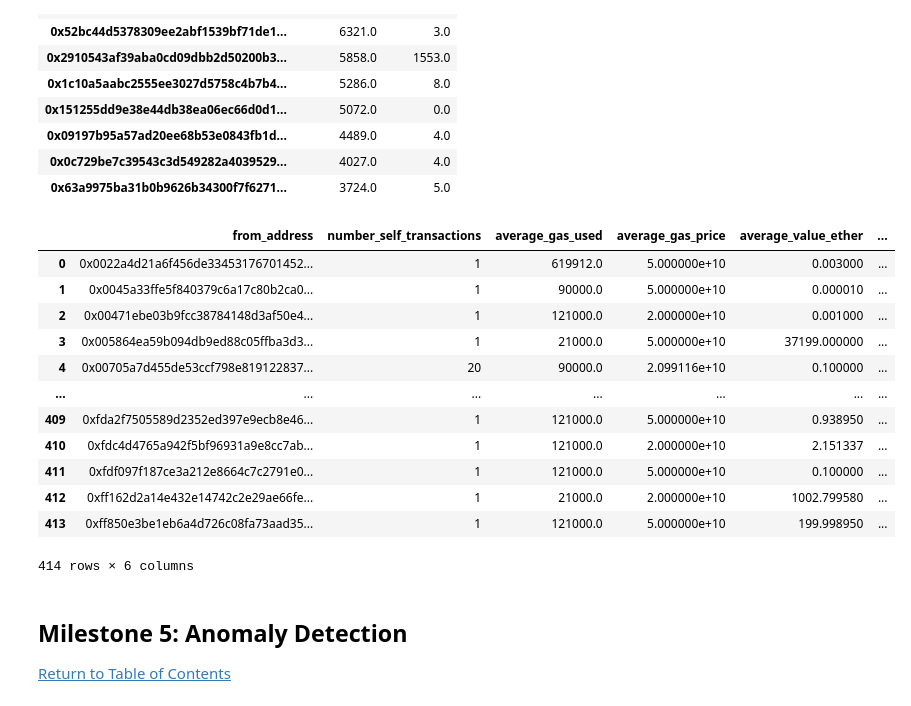
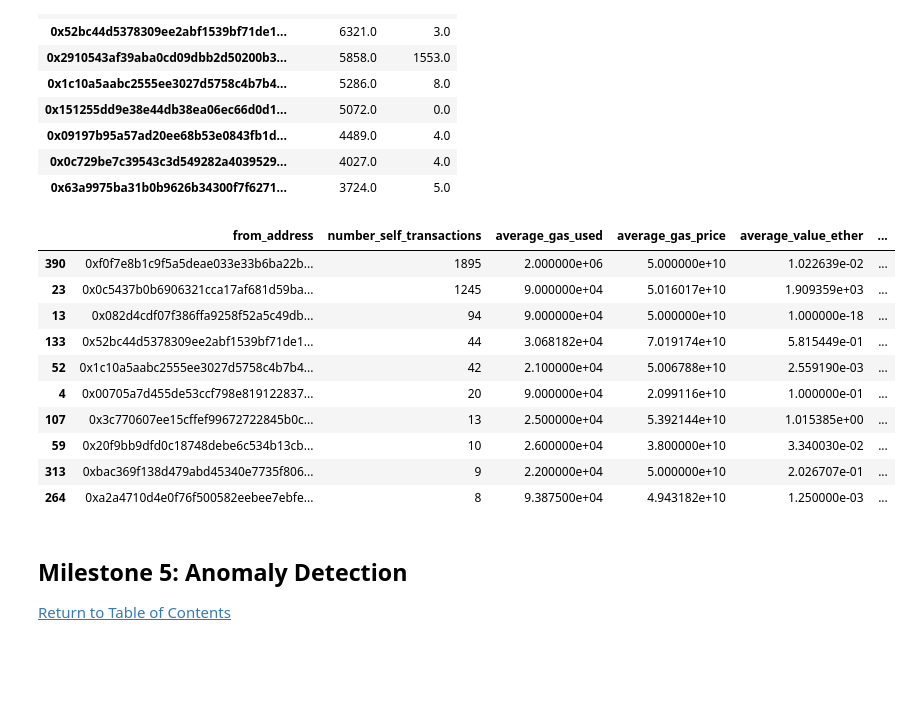
Before and after one commit to DataBuffs/detecting-ethereum-fraud, a Jupyter notebook: main.ipynb, the cells around one changed output. Cells and saved outputs as stored; diff of their text form; code cells hidden in the pictures; blank space fills up the shorter version.

```diff
--- a/main.ipynb
+++ b/main.ipynb
@@ -671,36 +718,35 @@ top10receivers
 # %%
 # self_transactions
 
 # TODO: loop back around to transaction_type that we dropped earlier. in other dataset windows, we may
 # be able to get a value other than 0 which may be useful here.
 
 self_transactions = df[df['from_address'] == df['to_address']]
 
 # Create the DataFrame with the required aggregations
 wallet_summary = self_transactions.groupby('from_address').agg(
     number_self_transactions=('from_address', 'size'),
     average_gas_used=('gas', 'mean'),
     average_gas_price=('gas_price', 'mean'),
     average_value_ether=('value_ether', 'mean'),
     first_nonce=('nonce', 'first')
 ).reset_index()
 
 # Display the resulting DataFrame
-wallet_summary
+wallet_summary.sort_values('number_self_transactions', ascending=False, inplace=True)
+wallet_summary.head(10)
 # %% [output]
 |  | from_address | number_self_transactions | average_gas_used | average_gas_price | average_value_ether | ... |
-| 0 | 0x0022a4d21a6f456de33453176701452... | 1 | 619912.0 | 5.000000e+10 | 0.003000 | ... |
-| 1 | 0x0045a33ffe5f840379c6a17c80b2ca0... | 1 | 90000.0 | 5.000000e+10 | 0.000010 | ... |
-| 2 | 0x00471ebe03b9fcc38784148d3af50e4... | 1 | 121000.0 | 2.000000e+10 | 0.001000 | ... |
-| 3 | 0x005864ea59b094db9ed88c05ffba3d3... | 1 | 21000.0 | 5.000000e+10 | 37199.000000 | ... |
-| 4 | 0x00705a7d455de53ccf798e819122837... | 20 | 90000.0 | 2.099116e+10 | 0.100000 | ... |
-| ... | ... | ... | ... | ... | ... | ... |
-| 409 | 0xfda2f7505589d2352ed397e9ecb8e46... | 1 | 121000.0 | 5.000000e+10 | 0.938950 | ... |
-| 410 | 0xfdc4d4765a942f5bf96931a9e8cc7ab... | 1 | 121000.0 | 2.000000e+10 | 2.151337 | ... |
-| 411 | 0xfdf097f187ce3a212e8664c7c2791e0... | 1 | 121000.0 | 5.000000e+10 | 0.100000 | ... |
-| 412 | 0xff162d2a14e432e14742c2e29ae66fe... | 1 | 21000.0 | 2.000000e+10 | 1002.799580 | ... |
-| 413 | 0xff850e3be1eb6a4d726c08fa73aad35... | 1 | 121000.0 | 5.000000e+10 | 199.998950 | ... |
+| 390 | 0xf0f7e8b1c9f5a5deae033e33b6ba22b... | 1895 | 2.000000e+06 | 5.000000e+10 | 1.022639e-02 | ... |
+| 23 | 0x0c5437b0b6906321cca17af681d59ba... | 1245 | 9.000000e+04 | 5.016017e+10 | 1.909359e+03 | ... |
+| 13 | 0x082d4cdf07f386ffa9258f52a5c49db... | 94 | 9.000000e+04 | 5.000000e+10 | 1.000000e-18 | ... |
+| 133 | 0x52bc44d5378309ee2abf1539bf71de1... | 44 | 3.068182e+04 | 7.019174e+10 | 5.815449e-01 | ... |
+| 52 | 0x1c10a5aabc2555ee3027d5758c4b7b4... | 42 | 2.100000e+04 | 5.006788e+10 | 2.559190e-03 | ... |
+| 4 | 0x00705a7d455de53ccf798e819122837... | 20 | 9.000000e+04 | 2.099116e+10 | 1.000000e-01 | ... |
+| 107 | 0x3c770607ee15cffef99672722845b0c... | 13 | 2.500000e+04 | 5.392144e+10 | 1.015385e+00 | ... |
+| 59 | 0x20f9bb9dfd0c18748debe6c534b13cb... | 10 | 2.600000e+04 | 3.800000e+10 | 3.340030e-02 | ... |
+| 313 | 0xbac369f138d479abd45340e7735f806... | 9 | 2.200000e+04 | 5.000000e+10 | 2.026707e-01 | ... |
+| 264 | 0xa2a4710d4e0f76f500582eebee7ebfe... | 8 | 9.387500e+04 | 4.943182e+10 | 1.250000e-03 | ... |
-414 rows × 6 columns
 # %% [markdown]
 ## Milestone 5: Anomaly Detection
 [Return to Table of Contents](#table-of-contents)
```
Also changed, not shown: parts of 13 cells of this notebook.
